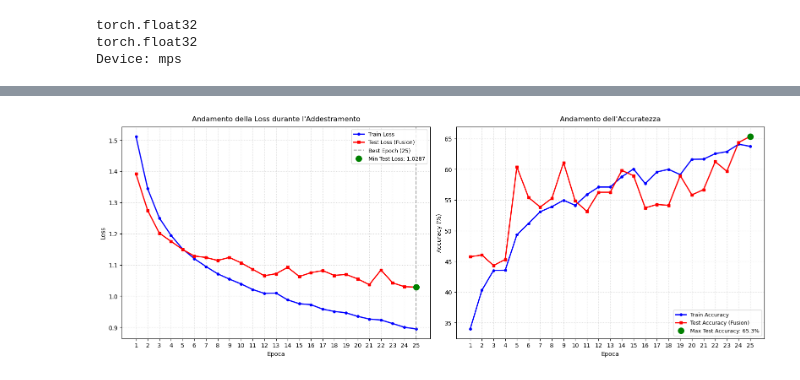
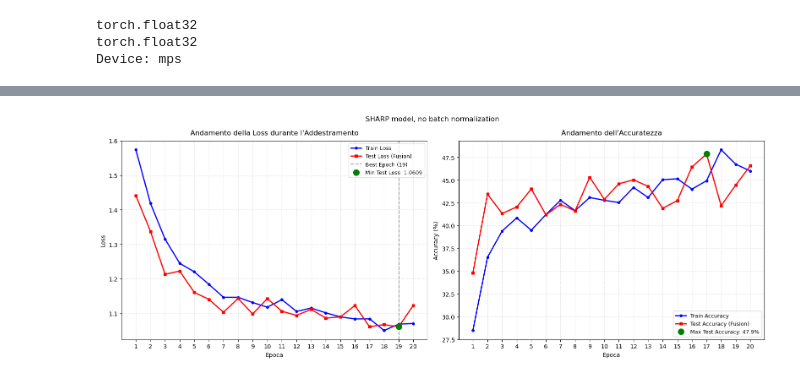
Before and after one commit to RaffaeleSabatini/Human-Activity-Recognition-using-Wifi, a Jupyter notebook: main.ipynb, the cells around one changed output, grey strips where cells are left out. Saved outputs shown, nothing was run; the diff lists cells and outputs as text; code cells hidden in the pictures.

```diff
--- a/main.ipynb
+++ b/main.ipynb
@@ -104,0 +48,11 @@ Labels dictionary:
+# %%
+batch_size = 128
+train_dataset  = DopplerDataset("doppler_traces_train", labels_map, db_conversion=True, normalization=False)
+train_dataloader = DataLoader(train_dataset, batch_size=batch_size, shuffle=True)
+train_dataset.getInfo()
+
+test_dataset  = DopplerDataset("doppler_traces_test", labels_map, db_conversion=True, normalization=False)
+test_dataloader = DataLoader(test_dataset, batch_size=4, shuffle=False)
+test_dataset.getInfo()
+
+plot_dataset(3, 3, train_dataset, ACTIVITIES, LABELS)
@@ -105,5 +80,5 @@ Labels dictionary:
 # %%
-sharp_model = SHARP(n_features=len(ACTIVITIES))
+sharp_model = SHARP(n_features=len(ACTIVITIES), batchNorm=False)
 
 learning_rate = 1e-4
 device    = torch.device("mps") if torch.backends.mps.is_available() else torch.device("cpu")
@@ -122,7 +97,7 @@ torch.float32
 torch.float32
 Device: mps
 # %%
-epochs = 25
+epochs = 20
 train_loss, test_loss, train_acc, test_acc, _ = train_model(sharp_model, train_dataloader, test_dataloader, epochs, loss_fn, optimizer, device, verbosity=True)
 # %% [output]
 Starting model training...
@@ -145,4 +120,4 @@ Completed epochs: 25/25 ------ Time (total): 75.98 ------ Time (relative): 3.00
 # %%
-plot_loss(train_loss, test_loss, train_acc*100, test_acc)
+plot_loss(train_loss, test_loss, train_acc, test_acc, "SHARP model, no batch normalization")
 # %% [output]
-[figure, old version]
+[figure, new version]
```
Also changed, not shown: parts of 15 cells of this notebook, 4 other files.
